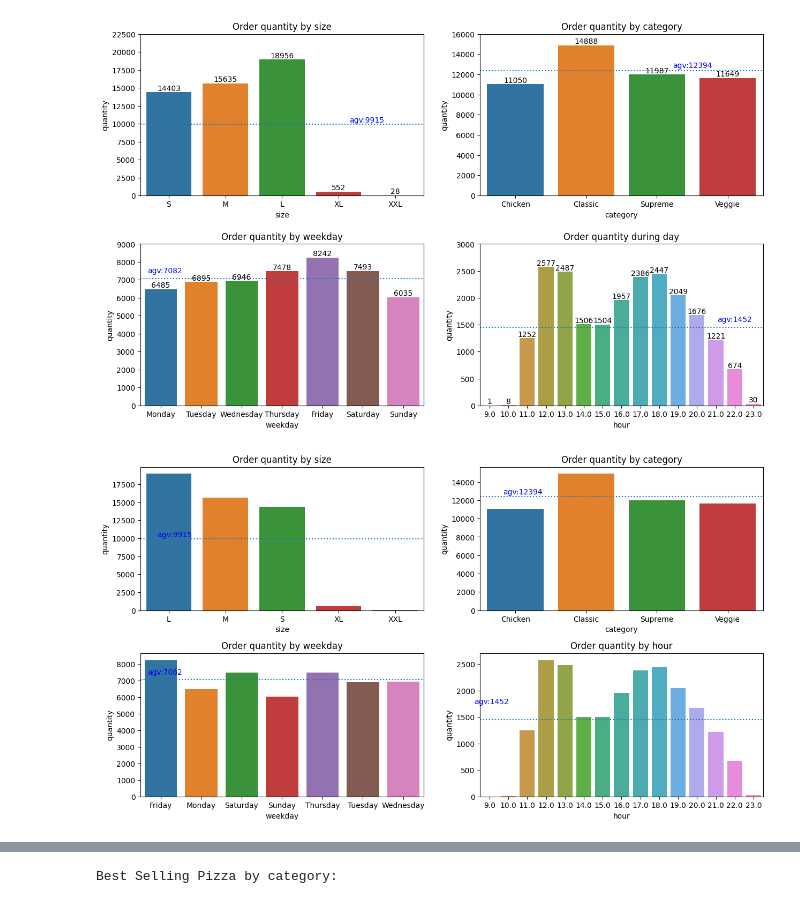
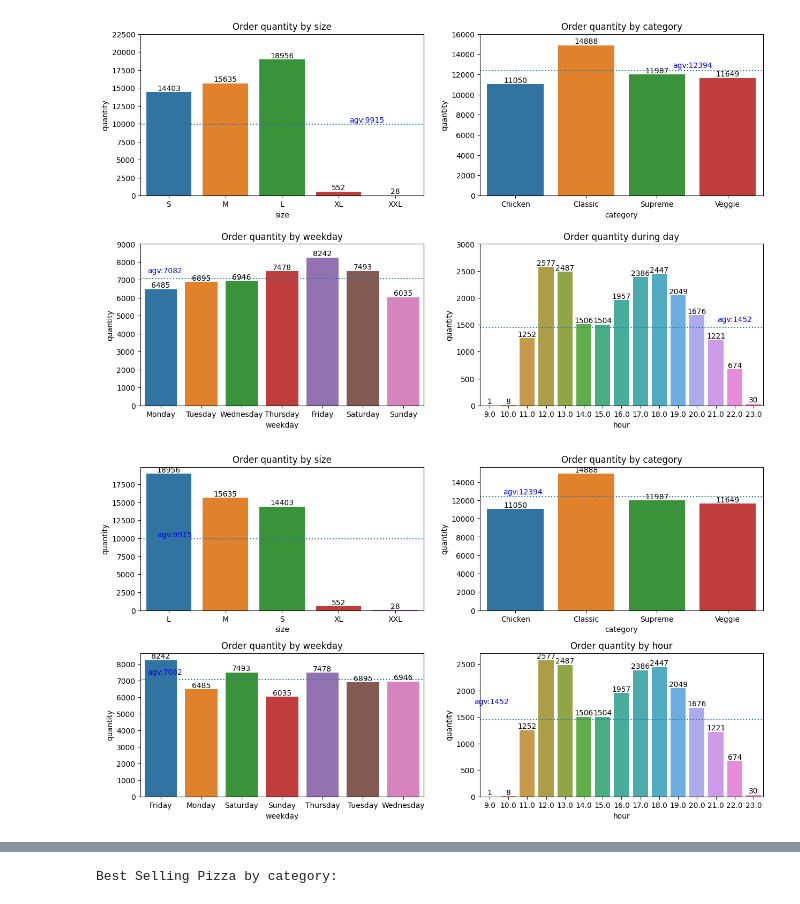
Before and after one commit to hhienly/Python, a Jupyter notebook: pizza.ipynb, the cells around one changed output, grey strips where cells are left out. Cells and saved outputs as stored; diff of their text form; code cells hidden in the pictures.

```diff
--- a/pizza.ipynb
+++ b/pizza.ipynb
@@ -183,19 +182,22 @@ plt.show()
 # %% [output]
 [figure]
 # %%
+# Visualization in short way.
 cat_cols = ['size','category','weekday','hour']
 plt.figure(figsize=(15,8))
 
 for i, name in enumerate(cat_cols):
     plt.subplot(2,2,i+1)
     dfplot = df.groupby(name)['quantity'].sum().reset_index()
-    sns.barplot(data= dfplot, x= name, y= 'quantity')
+    ax = sns.barplot(data= dfplot, x= name, y= 'quantity')
+    for cont in ax.containers:
+        plt.bar_label(cont)
     plt.title(f'Order quantity by {name}')
     mean_qty = dfplot.quantity.mean()
     plt.axhline(y=mean_qty, ls= ':')
     plt.text(x= 0.1, y= mean_qty + 300, s= f'agv:{int(round(mean_qty,0))}', ha= 'center', color= 'blue')
 
 plt.subplots_adjust(wspace= 0.2, hspace= 0.3)
 plt.show()
 # %% [output]
-[figure, old version]
+[figure, new version]
```
Also changed, not shown: parts of 16 cells of this notebook.
